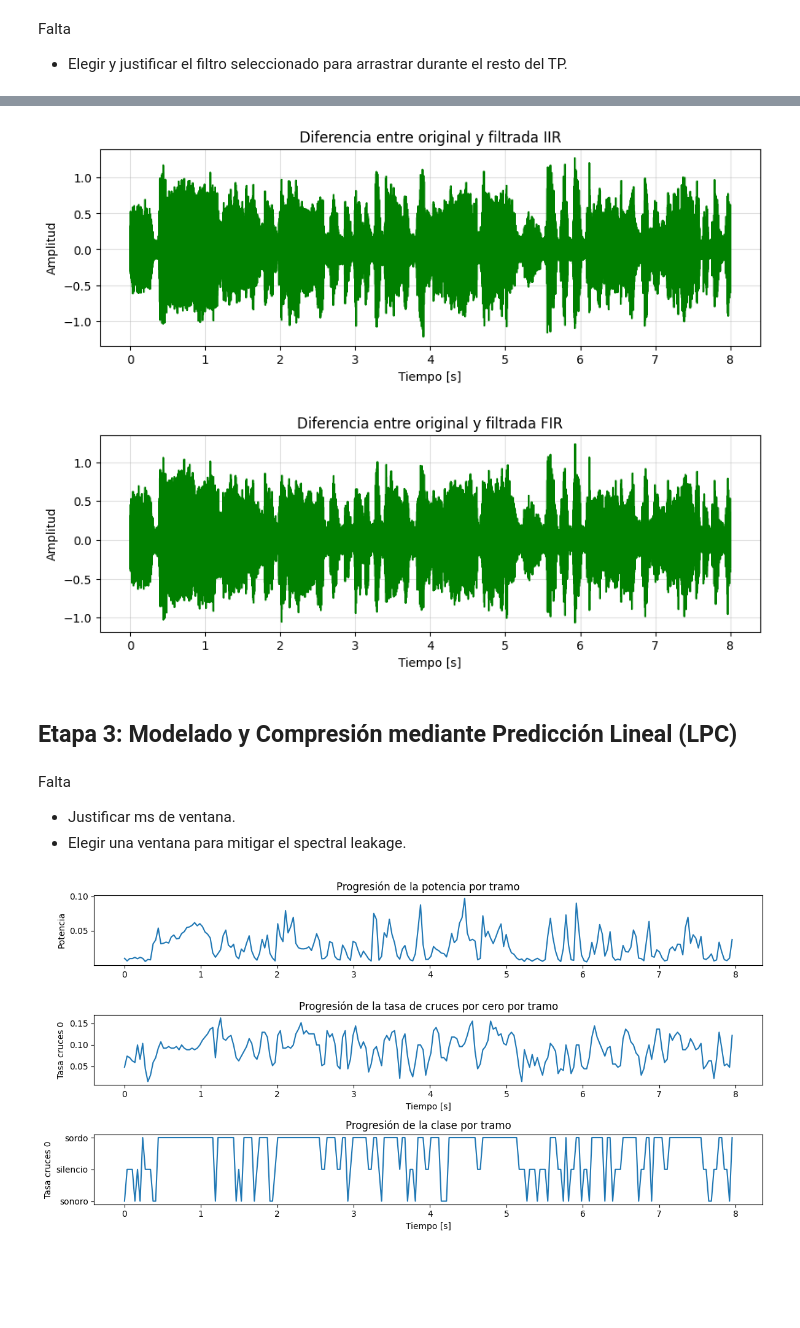
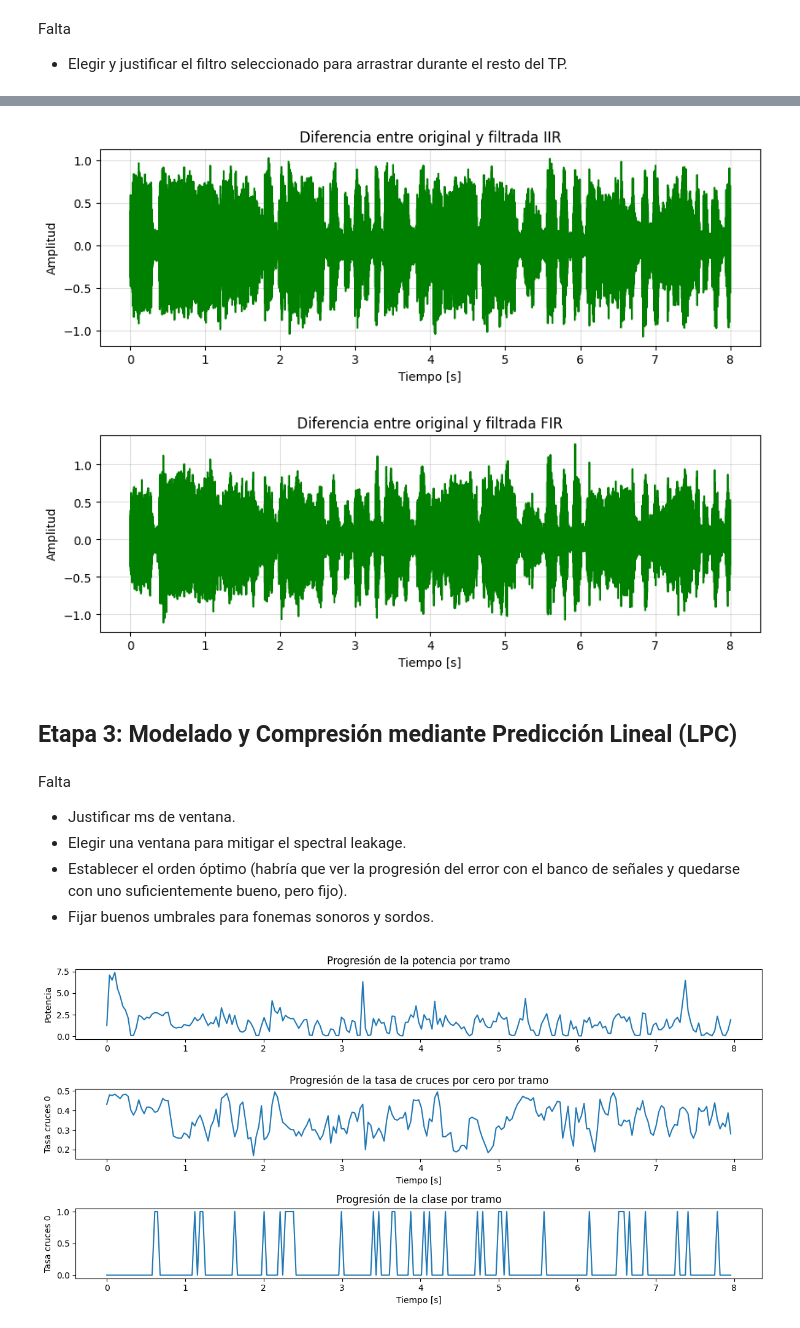
Before and after one commit to DayubMateo/PDS_2026_IIA, a Jupyter notebook: TP integrador/main.ipynb, the cells around one changed output, grey strips where cells are left out. Saved outputs shown, nothing was run; the diff lists cells and outputs as text; code cells hidden in the pictures; blank space fills up the shorter version.

```diff
--- a/TP integrador/main.ipynb
+++ b/TP integrador/main.ipynb
@@ -104,7 +142,7 @@ def calc_entropia(P):
     # Recibe histograma o PSD
     return -np.sum(P * np.log2(P))
 
-def obtener_tramos(senial, fs, ms, lap, start):
+def obtener_tramos(senial, fs, ms, lap, start, ventana='Hamming'):
     N = len(senial)
     duracion_ventana = int(ms * fs/1000)
     desplazamiento = int(lap * fs/1000)
@@ -116,6 +154,7 @@ def obtener_tramos(senial, fs, ms, lap, start):
     for j in range(cant_tramos):
         tramo = senial[arranque + desplazamiento * j : arranque + desplazamiento * j + duracion_ventana]
         if len(tramo) == duracion_ventana:
+            tramo = ventanear(tramo, ventana)
             tramos.append(tramo)
     return np.array(tramos)
 
@@ -199,7 +238,8 @@ prob_hist = prob_hist[prob_hist > 0]
 
 prob_psd = psd/np.sum(psd)
 prob_psd = prob_psd[prob_psd > 0]
-print(f"Entropía de la señal: {calc_entropia(prob_hist)}")
+H = calc_entropia(prob_hist)
+print(f"Entropía de la señal: {H}")
 print(f"Entropía de la PSD: {calc_entropia(prob_psd)}")
 
 ms = 34
@@ -246,7 +286,7 @@ _ = graf_espectrograma(
 Falta
 - Elegir y justificar el filtro seleccionado para arrastrar durante el resto del TP.
 # %%
-w_c = 1000
+w_c = 2000
 
 # IIR
 eps = 100
@@ -362,20 +402,25 @@ diff_fir = audio - audio_filtrado_fir
 _ = graf_temp(diff_iir, fs, title='Diferencia entre original y filtrada IIR')
 _ = graf_temp(diff_fir, fs, title='Diferencia entre original y filtrada FIR')
 # %% [output]
-[figure, old version]
+[figure, new version]
-[figure, old version]
+[figure, new version]
 # %%
 audio_filtrado = audio_filtrado_iir.copy()
+audio_filtrado = prep_signal(audio_filtrado)
 # %% [markdown]
 ## Etapa 3: Modelado y Compresión mediante Predicción Lineal (LPC)
 # %% [markdown]
 Falta
 - Justificar ms de ventana.
 - Elegir una ventana para mitigar el spectral leakage.
+- Establecer el orden óptimo (habría que ver la progresión del error con el banco de señales y quedarse con uno suficientemente bueno, pero fijo).
+- Fijar buenos umbrales para fonemas sonoros y sordos.
 # %%
+# Obtención Bit Sonoro/Sordo
+
 def det_voiced(tramo, UMBRAL_SILENCIO, UMBRAL_ZCR):
 
-    potencia = np.mean(tramo**2)
+    potencia = np.sum(tramo**2)
 
     signos = np.sign(tramo)
 
@@ -384,11 +429,11 @@ def det_voiced(tramo, UMBRAL_SILENCIO, UMBRAL_ZCR):
     ) / (len(tramo)-1)
 
     if potencia < UMBRAL_SILENCIO:
-        clase = "silencio"
+        clase = 0
     elif zcr < UMBRAL_ZCR:
-        clase = "sonoro"
+        clase = 1
     else:
-        clase = "sordo"
+        clase = 0
 
     return potencia, zcr, clase
 
@@ -398,34 +443,34 @@ tramos = obtener_tramos(audio_filtrado, fs, ms, ms, 0)
 potencias = []
 zcrs = []
 clases = []
-UMBRAL_SILENCIO = 0.01
-UMBRAL_ZCR = 0.075
+UMBRAL_SILENCIO = 2
+UMBRAL_ZCR = 0.4
 for t in tramos:
     p, z, c = det_voiced(t, UMBRAL_SILENCIO, UMBRAL_ZCR)
     potencias.append(p)
     zcrs.append(z)
     clases.append(c)
 
 aux_dom = np.arange(len(potencias)) * ms / 1000
 
 plt.figure(figsize=(12,6))
 plt.subplot(3,1,1)
 plt.title("Progresión de la potencia por tramo")
 plt.ylabel("Potencia")
 plt.plot(aux_dom, potencias)
 
 plt.subplot(3,1,2)
 plt.title("Progresión de la tasa de cruces por cero por tramo")
 plt.plot(aux_dom, zcrs)
 plt.ylabel("Tasa cruces 0")
 plt.xlabel("Tiempo [s]")
 
 plt.subplot(3,1,3)
 plt.title("Progresión de la clase por tramo")
 plt.plot(aux_dom, clases)
 plt.ylabel("Tasa cruces 0")
 plt.xlabel("Tiempo [s]")
 plt.tight_layout()
 plt.show()
 # %% [output]
-[figure, old version]
+[figure, new version]
```
Also changed, not shown: parts of 12 cells of this notebook, 4 other files.
